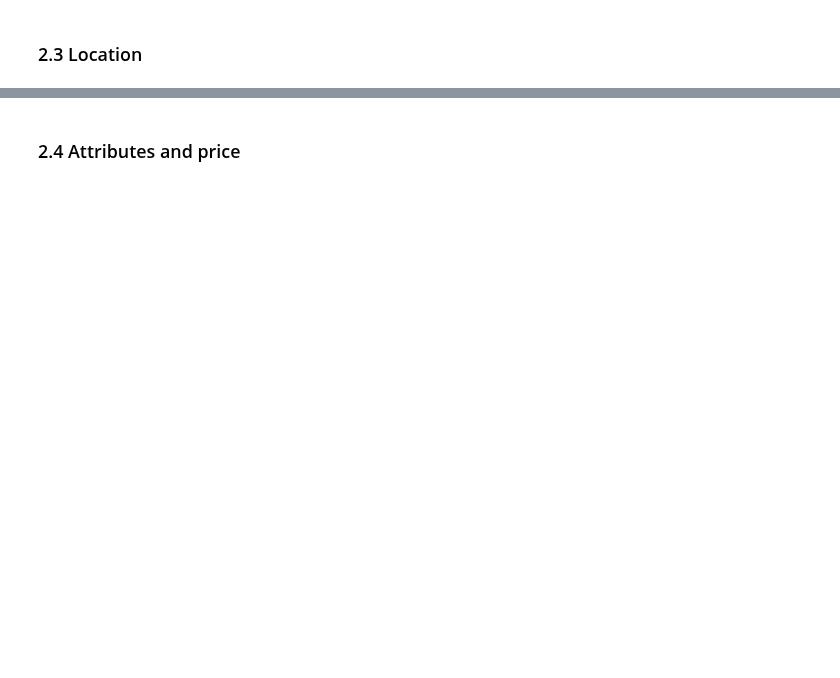
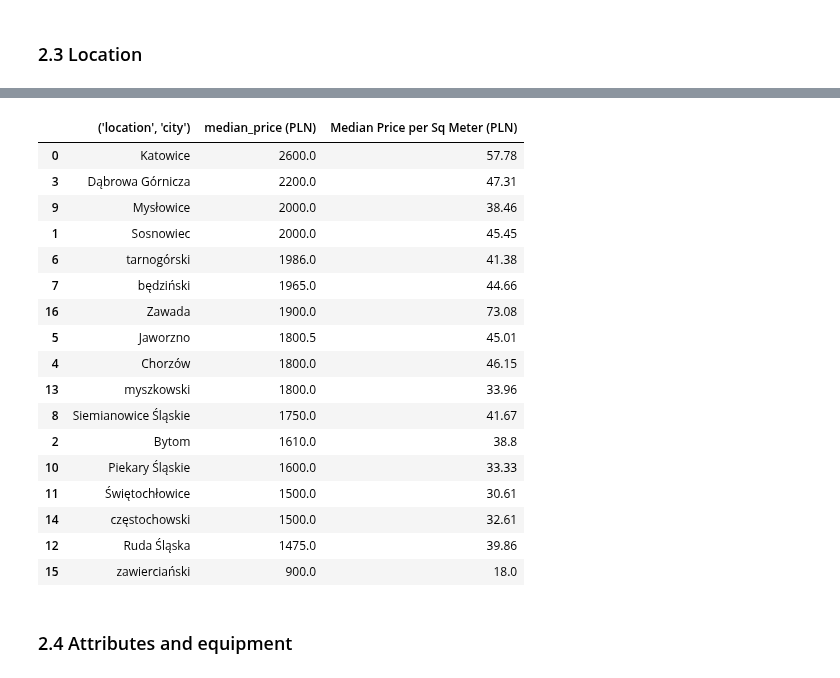
Before and after one commit to Luk-kar/Home-Market-Harvester, a Jupyter notebook: notebooks/003_EDA.ipynb, the cells around one changed output, grey strips where cells are left out. Saved outputs shown, nothing was run; the diff lists cells and outputs as text; code cells hidden in the pictures; blank space fills up the shorter version.

```diff
--- a/notebooks/003_EDA.ipynb
+++ b/notebooks/003_EDA.ipynb
@@ -818 +945,22 @@ combined_df["location"]["city"].value_counts()
+# %%
+locations_summary[["('location', 'city')", "median_price (PLN)", "Median Price per Sq Meter (PLN)"]].sort_values(by="median_price (PLN)", ascending=False)
+# %% [output]
+|  | ('location', 'city') | median_price (PLN) | Median Price per Sq Meter (PLN) |
+| 0 | Katowice | 2600.0 | 57.78 |
+| 3 | Dąbrowa Górnicza | 2200.0 | 47.31 |
+| 9 | Mysłowice | 2000.0 | 38.46 |
+| 1 | Sosnowiec | 2000.0 | 45.45 |
+| 6 | tarnogórski | 1986.0 | 41.38 |
+| 7 | będziński | 1965.0 | 44.66 |
+| 16 | Zawada | 1900.0 | 73.08 |
+| 5 | Jaworzno | 1800.5 | 45.01 |
+| 4 | Chorzów | 1800.0 | 46.15 |
+| 13 | myszkowski | 1800.0 | 33.96 |
+| 8 | Siemianowice Śląskie | 1750.0 | 41.67 |
+| 2 | Bytom | 1610.0 | 38.8 |
+| 10 | Piekary Śląskie | 1600.0 | 33.33 |
+| 11 | Świętochłowice | 1500.0 | 30.61 |
+| 14 | częstochowski | 1500.0 | 32.61 |
+| 12 | Ruda Śląska | 1475.0 | 39.86 |
+| 15 | zawierciański | 900.0 | 18.0 |
 # %%
@@ -820,2 +968,2 @@ combined_df["location"]["city"].value_counts()
 # %% [markdown]
-### 2.4 Attributes and price
+### 2.4 Attributes and equipment
```
Also changed, not shown: parts of 17 cells of this notebook, 2 other files.
